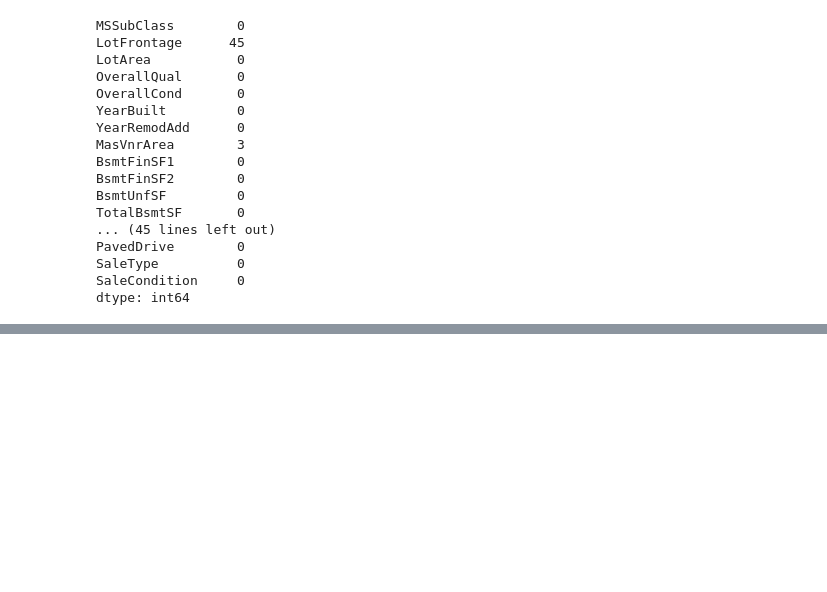
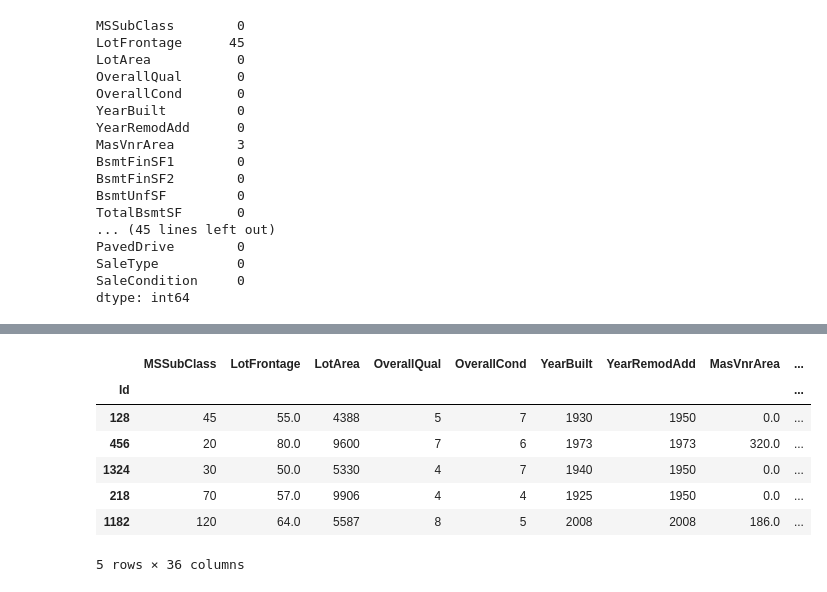
Before and after one commit to georgek2/Home_Prices, a Jupyter notebook: Decision_Tree/model_three.ipynb, the cells around one changed output, grey strips where cells are left out. Cells and saved outputs as stored; diff of their text form; code cells hidden in the pictures; blank space fills up the shorter version.

```diff
--- a/Decision_Tree/model_three.ipynb
+++ b/Decision_Tree/model_three.ipynb
@@ -245,0 +208,11 @@ dtype: int64
+# %%
+X_valid[numerical_cols].head()
+# %% [output]
+|  | MSSubClass | LotFrontage | LotArea | OverallQual | OverallCond | YearBuilt | YearRemodAdd | MasVnrArea | ... |
+| Id |  |  |  |  |  |  |  |  | ... |
+| 128 | 45 | 55.0 | 4388 | 5 | 7 | 1930 | 1950 | 0.0 | ... |
+| 456 | 20 | 80.0 | 9600 | 7 | 6 | 1973 | 1973 | 320.0 | ... |
+| 1324 | 30 | 50.0 | 5330 | 4 | 7 | 1940 | 1950 | 0.0 | ... |
+| 218 | 70 | 57.0 | 9906 | 4 | 4 | 1925 | 1950 | 0.0 | ... |
+| 1182 | 120 | 64.0 | 5587 | 8 | 5 | 2008 | 2008 | 186.0 | ... |
+5 rows × 36 columns
```
Also changed, not shown: parts of 12 cells of this notebook.
